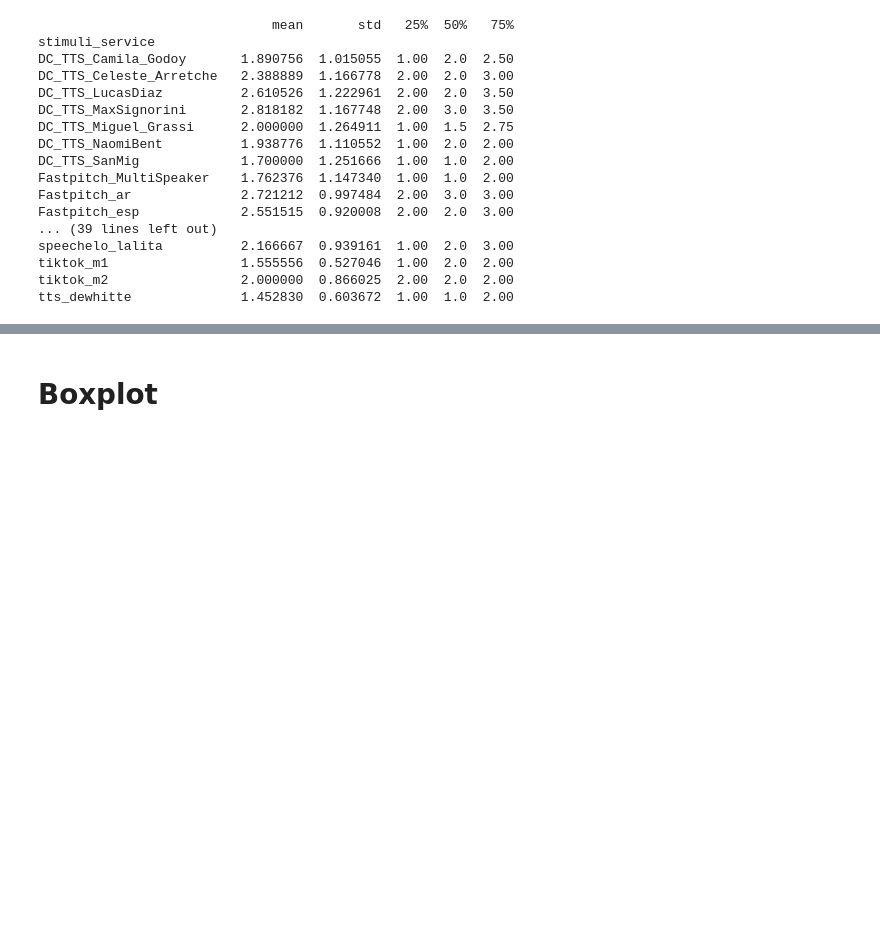
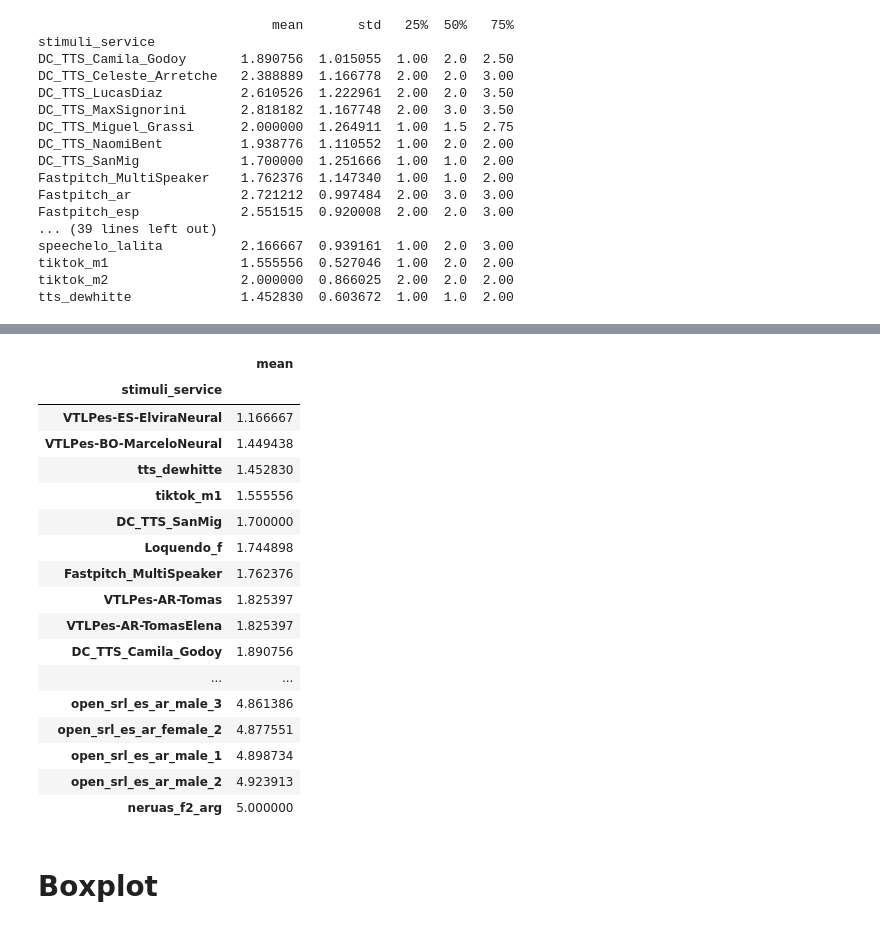
Before and after one commit to asosawelford/tesis, a Jupyter notebook: analysis/exploratory_analysis.ipynb, the cells around one changed output, grey strips where cells are left out. Drawn from its saved outputs; the diff is of its cells as text; code cells hidden in the pictures; blank space fills up the shorter version.

```diff
--- a/analysis/exploratory_analysis.ipynb
+++ b/analysis/exploratory_analysis.ipynb
@@ -254,2 +351,25 @@ tts_dewhitte              1.452830  0.603672  1.00  1.0  2.00
+# %%
+#drop std, 25%, 50%, 75% columns
+scores_by_system_sorted = scores_by_system_sorted.drop(columns=["std", "25%", "50%", "75%"])
+scores_by_system_sorted
+# %% [output]
+|  | mean |
+| stimuli_service |  |
+| VTLPes-ES-ElviraNeural | 1.166667 |
+| VTLPes-BO-MarceloNeural | 1.449438 |
+| tts_dewhitte | 1.452830 |
+| tiktok_m1 | 1.555556 |
+| DC_TTS_SanMig | 1.700000 |
+| Loquendo_f | 1.744898 |
+| Fastpitch_MultiSpeaker | 1.762376 |
+| VTLPes-AR-Tomas | 1.825397 |
+| VTLPes-AR-TomasElena | 1.825397 |
+| DC_TTS_Camila_Godoy | 1.890756 |
+| ... | ... |
+| open_srl_es_ar_male_3 | 4.861386 |
+| open_srl_es_ar_female_2 | 4.877551 |
+| open_srl_es_ar_male_1 | 4.898734 |
+| open_srl_es_ar_male_2 | 4.923913 |
+| neruas_f2_arg | 5.000000 |
 # %% [markdown]
 # Boxplot
```
Also changed, not shown: parts of 40 cells of this notebook, 5 other files.
